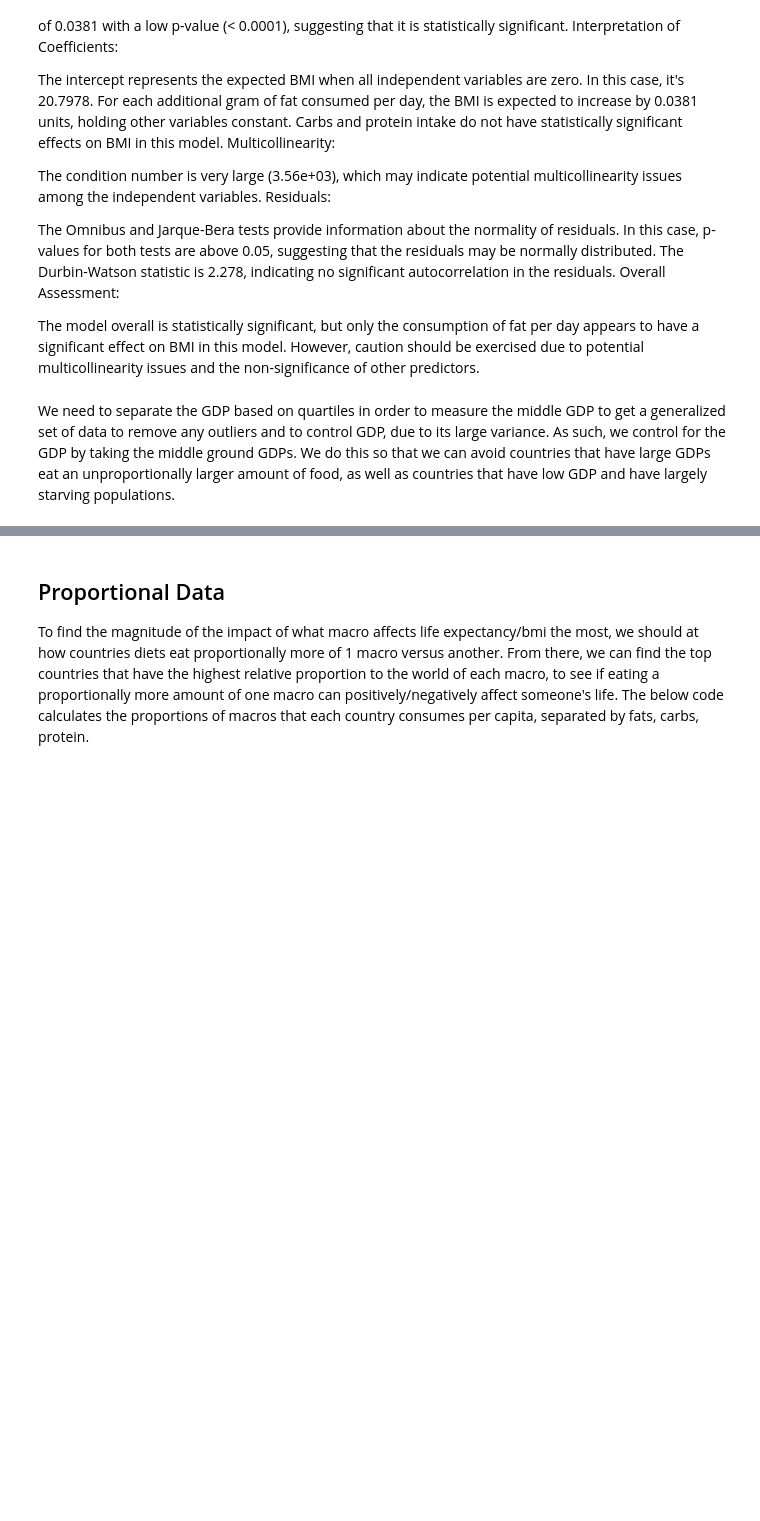
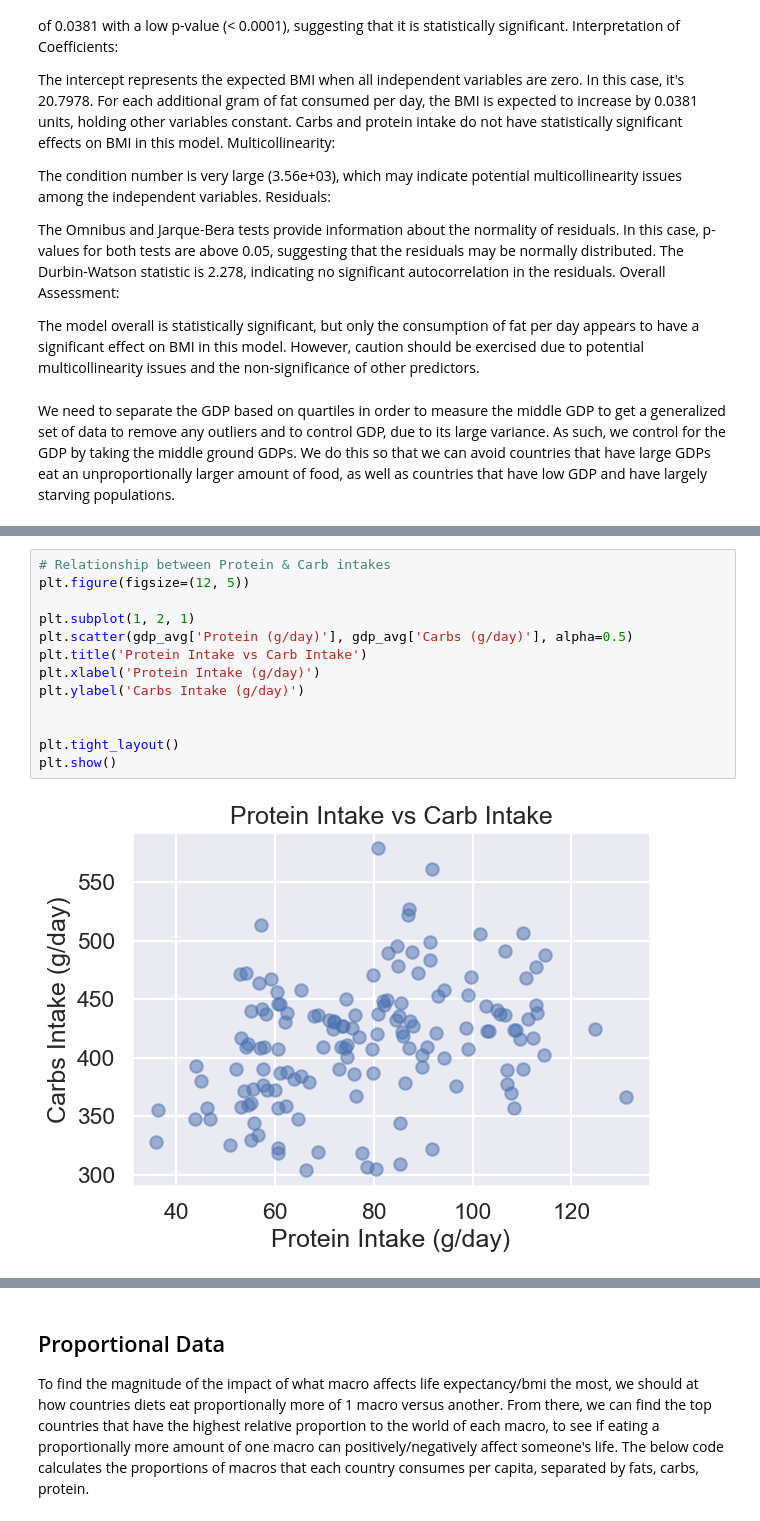
Before and after one commit to COGS108/Group074_WI24, a Jupyter notebook: EDACheckpoint_Group074_WI24.ipynb, the cells around one changed output, grey strips where cells are left out. Drawn from its saved outputs; the diff is of its cells as text; blank space fills up the shorter version.

```diff
--- a/EDACheckpoint_Group074_WI24.ipynb
+++ b/EDACheckpoint_Group074_WI24.ipynb
@@ -982,0 +1014,15 @@ strong multicollinearity or other numerical problems.
+# %%
+# Relationship between Protein & Carb intakes
+plt.figure(figsize=(12, 5))
+
+plt.subplot(1, 2, 1)
+plt.scatter(gdp_avg['Protein (g/day)'], gdp_avg['Carbs (g/day)'], alpha=0.5)
+plt.title('Protein Intake vs Carb Intake')
+plt.xlabel('Protein Intake (g/day)')
+plt.ylabel('Carbs Intake (g/day)')
+
+
+plt.tight_layout()
+plt.show()
+# %% [output]
+[figure, added]
```
Also changed, not shown: parts of 10 cells of this notebook.
